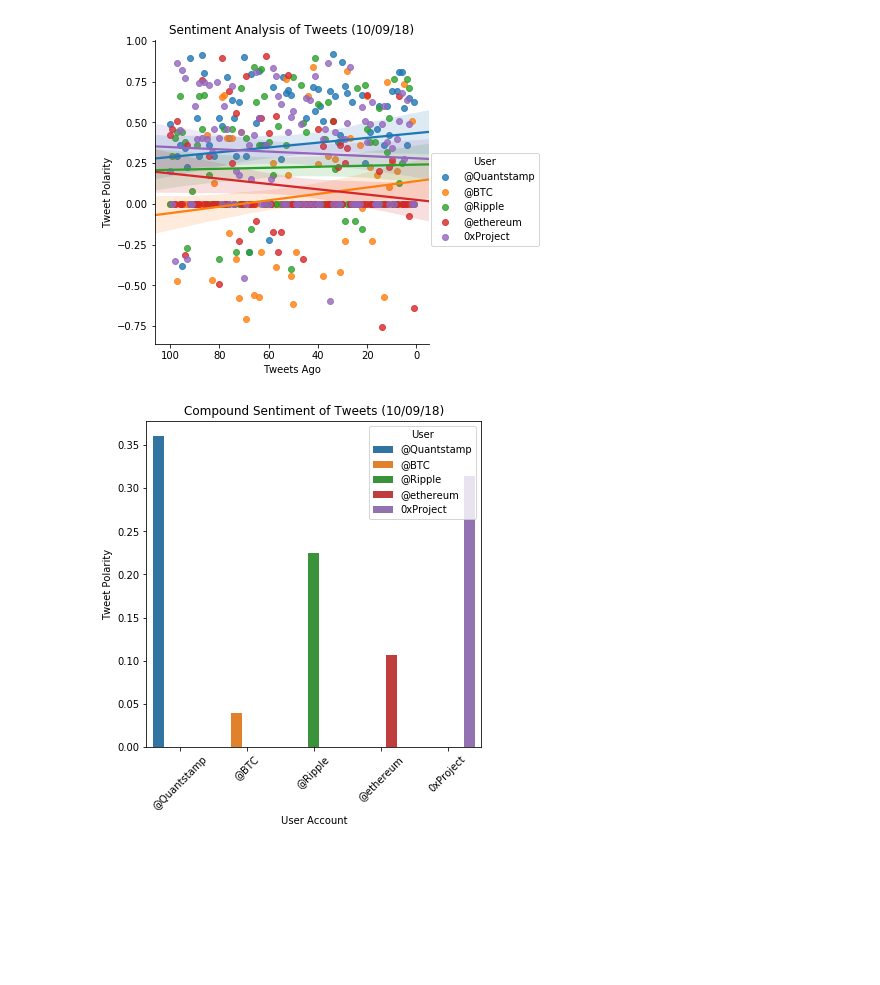
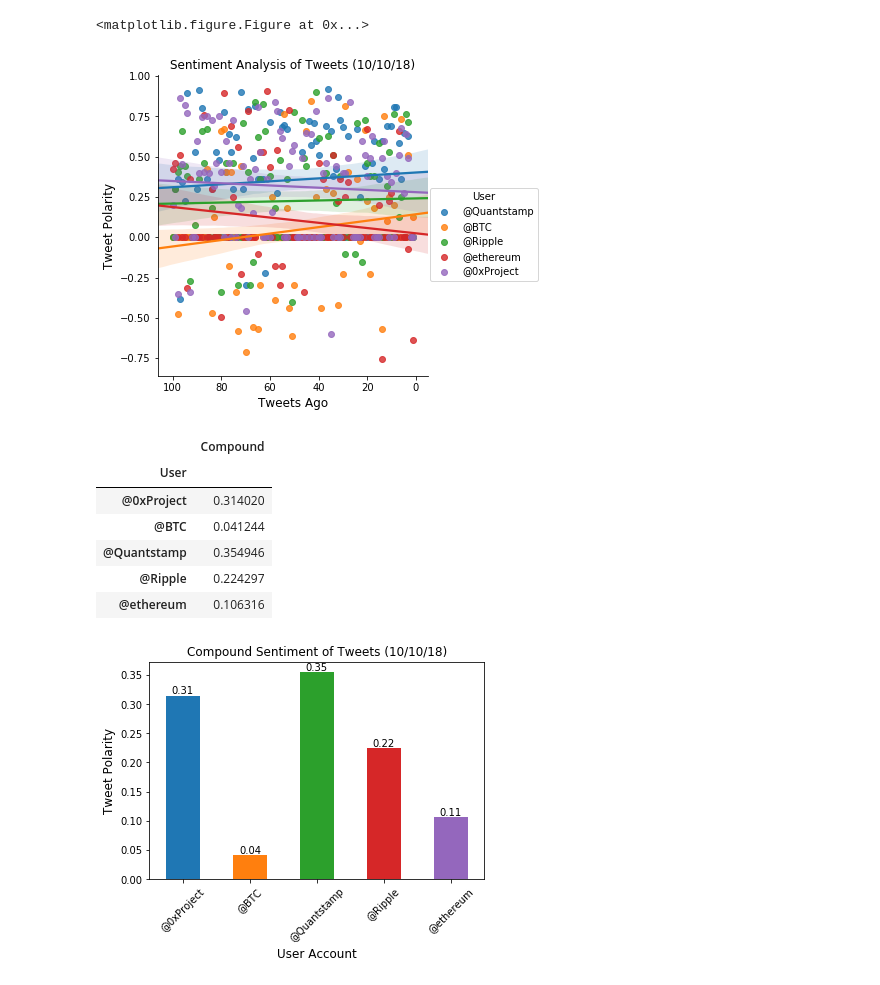
Before and after one commit to timothyyu/twitter-sentiment, a Jupyter notebook: main.ipynb, the cells around one changed output. Cells and saved outputs as stored; diff of their text form; code cells hidden in the pictures; blank space fills up the shorter version.

```diff
--- a/main.ipynb
+++ b/main.ipynb
@@ -26,17 +28,30 @@ with open('untracked_api_key_twitter.txt', 'r') as file_object:
 auth = tweepy.OAuthHandler(consumer_key, consumer_secret)
 auth.set_access_token(access_token, access_token_secret)
 api = tweepy.API(auth, parser=tweepy.parsers.JSONParser())
+# %%
+today = datetime.datetime.today().strftime('%Y-%m-%d')
+plt.rcParams["axes.labelsize"] = 12
 # %%
 #target_user_list = ["@BBCNews", "@CBS", "@CNN", "@foxnews","@nytimes"]
-target_user_list = ["@Quantstamp","@BTC","@Ripple","@ethereum","0xProject"]
+
+target_user_list = ["@Quantstamp","@BTC","@Ripple","@ethereum","@0xProject"]
+# Target user list must have 5 items while marker for pairplot is hard-set
 
 sentiments = []
 
+# Print target_user_list whiel removing single-dash quotes from each user element
+print("Beginning tweet retrival from: ")
+print('[%s]' % ', '.join(map(str, target_user_list)))
+# Alternate method:
+#print("[{0}]".format(', '.join(map(str, target_user_list))))
+print("================================================")
 # Loop through 5 pages of tweets (total 100 tweets)
 for user in target_user_list:
         counter = 1
         #Obtain 100 recent tweets from home feed per user in target_user_list
+
         public_tweets = api.user_timeline(user, count = 100,result_type="recent")
+        print("Retriving tweets from %s"%user)
 
         for tweet in public_tweets:
             # Run Vader Analysis on each tweet
@@ -58,3 +73,5 @@ for user in target_user_list:
 
             # Add to counter
             counter = counter + 1
+print("================================================")
+print("Tweet retrival completed.")
@@ -116,12 +144,11 @@ sentiments_pd_grouped = sentiments_pd.groupby(['User'])
 #plt.show()
 # %%
 # Compound sentiment heatmap
-
-from matplotlib import rcParams
-# figure size in inches
-rcParams['figure.figsize'] = 20,4
+plt.figure(figsize = (20,4))
 plt.title("Compound Sentiment Heatmap Analysis of Tweets (%s)" % (time.strftime("%x")))
 sentiments_pd_p = sentiments_pd.pivot("User", "Tweets Ago", "Compound")
 ax = sns.heatmap(sentiments_pd_p, center = 0,  cbar_kws={'label': 'Tweet Polarity'})
 ax.invert_xaxis()
+plt.savefig("compound_sentiment_heatmap")
+plt.show()
 # %% [output]
@@ -140,15 +189,18 @@ plt.show()
 # %%
 #sns.jointplot(sentiments_pd["Tweets Ago"], sentiments_pd["Compound","Neutral"], kind="hex")
 # %%
+plt.figure(figsize=(20,20))
 sns.lmplot("Tweets Ago", "Compound", data=sentiments_pd, hue='User', fit_reg=True)
 plt.title("Sentiment Analysis of Tweets (%s)" % (time.strftime("%x")))
 plt.ylabel("Tweet Polarity")
 plt.xlabel("Tweets Ago")
 plt.gca().invert_xaxis()
+
 plt.savefig("general_tweet_sentiment_scatter")
 plt.show()
 # %% [output]
+<matplotlib.figure.Figure at 0x...>
-[figure, old version]
+[figure, new version]
 # %%
 #sentiments_pd_grouped = sentiments_pd.groupby(['User'])
 #color=["lightblue", 'green', 'red', 'blue', 'gold']
@@ -162,14 +214,34 @@ plt.show()
 #plt.legend()
 #plt.savefig("overall_tweet_sentiment_bar")
 #plt.show()
+# %%
+# Average compound tweet score per user
+compound_polarity_df = sentiments_pd.groupby(["User"]).mean()["Compound"]
+pd.DataFrame(compound_polarity_df)
+#import datetime
+#today = datetime.datetime.today().strftime('%Y-%m-%d')
+# %% [output]
+|  | Compound |
+| User |  |
+| @0xProject | 0.314020 |
+| @BTC | 0.041244 |
+| @Quantstamp | 0.354946 |
+| @Ripple | 0.224297 |
+| @ethereum | 0.106316 |
 # %%
-rcParams['figure.figsize'] = 6,6
-sns.barplot("User", "Compound", data=sentiments_pd, hue='User',ci=None)
+# Mean sentiment per user account, visualized:
+
+ax = compound_polarity_df.plot.bar()
+# Source for barchart label placement:
+    #https://stackoverflow.com/a/34598688
+for p in ax.patches:
+    ax.annotate("%.2f" % p.get_height(), (p.get_x() + p.get_width() / 2., p.get_height()), ha='center', va='center', xytext=(0, 5), textcoords='offset points')
+plt.xlabel("User Account")
 plt.title("Compound Sentiment of Tweets (%s)" % (time.strftime("%x")))
 plt.ylabel("Tweet Polarity")
 plt.xlabel("User Account")
 plt.xticks(rotation=45)
 plt.savefig("compound_tweet_sentiment_bar")
 plt.show()
 # %% [output]
-[figure, old version]
+[figure, new version]
```
Also changed, not shown: parts of 11 cells of this notebook, 6 other files.
